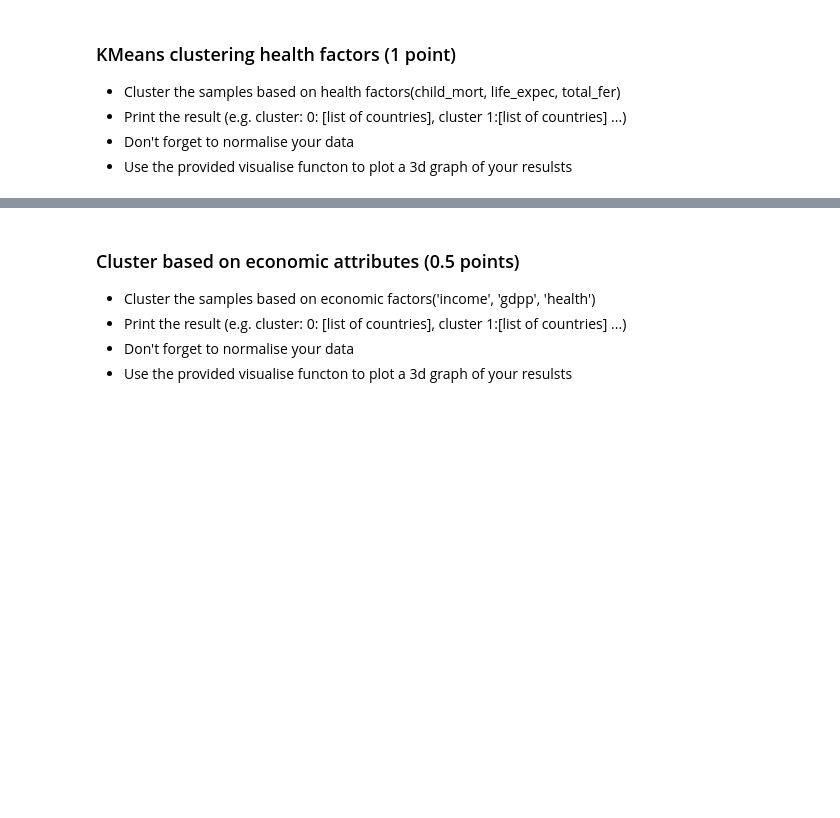
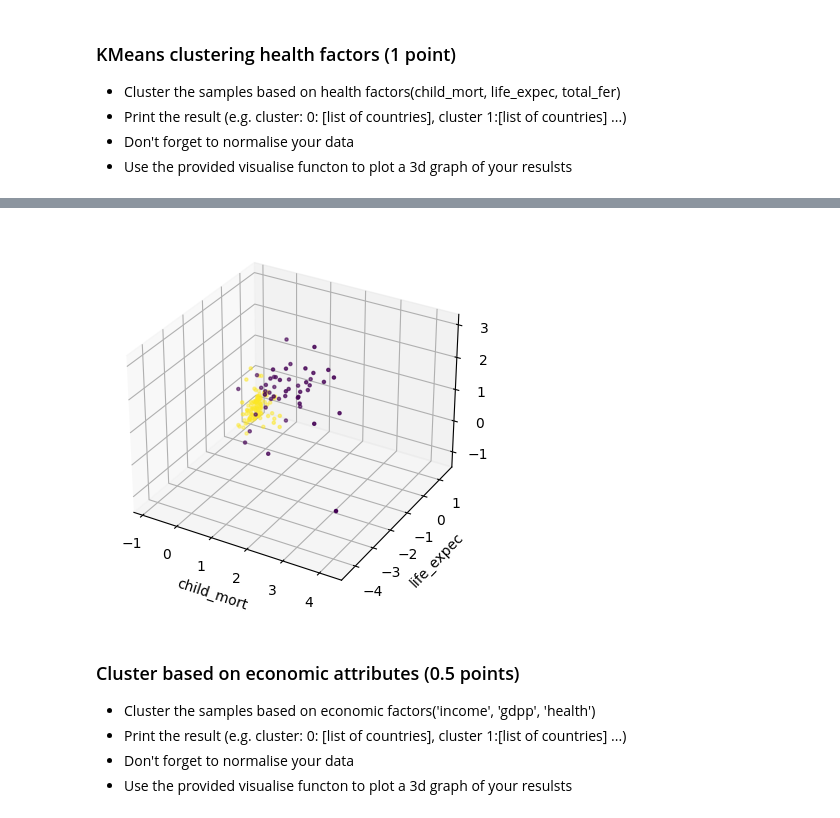
Before and after one commit to tunayildizuzh/MachineLearningforSciences, a Jupyter notebook: Labs/Lab4.ipynb, the cells around one changed output, grey strips where cells are left out. Cells and saved outputs as stored; diff of their text form; code cells hidden in the pictures; blank space fills up the shorter version.

```diff
--- a/Labs/Lab4.ipynb
+++ b/Labs/Lab4.ipynb
@@ -327,8 +379,8 @@ max    104.000000   82.800000    7.490000  105000.000000  >
 def visualise(data, idx):
     fig = plt.figure()
     ax = fig.add_subplot(111, projection='3d')
-    ax.scatter(data.values[:,0],data.values[:,1],data.values[:,2],marker='.', c=idx)
-    ax.set_xlabel(data.columns[0])
-    ax.set_ylabel(data.columns[1])
-    ax.set_zlabel(data.columns[2])
+    ax.scatter(data[:,0],data[:,1],data[:,2],marker='.', c=idx)
+    ax.set_xlabel('child_mort')
+    ax.set_ylabel('life_expec')
+    ax.set_zlabel('total_fer')
     plt.show()
@@ -337,3 +394,7 @@ visualise(X_health, y_kmeans_health)
+# %%
+visualise(df_health, y_kmeans)
+# %% [output]
+[figure, added]
 # %% [markdown]
 ### Cluster based on economic attributes (0.5 points)
 - Cluster the samples based on economic factors('income', 'gdpp', 'health')
```
Also changed, not shown: parts of 31 cells of this notebook.
